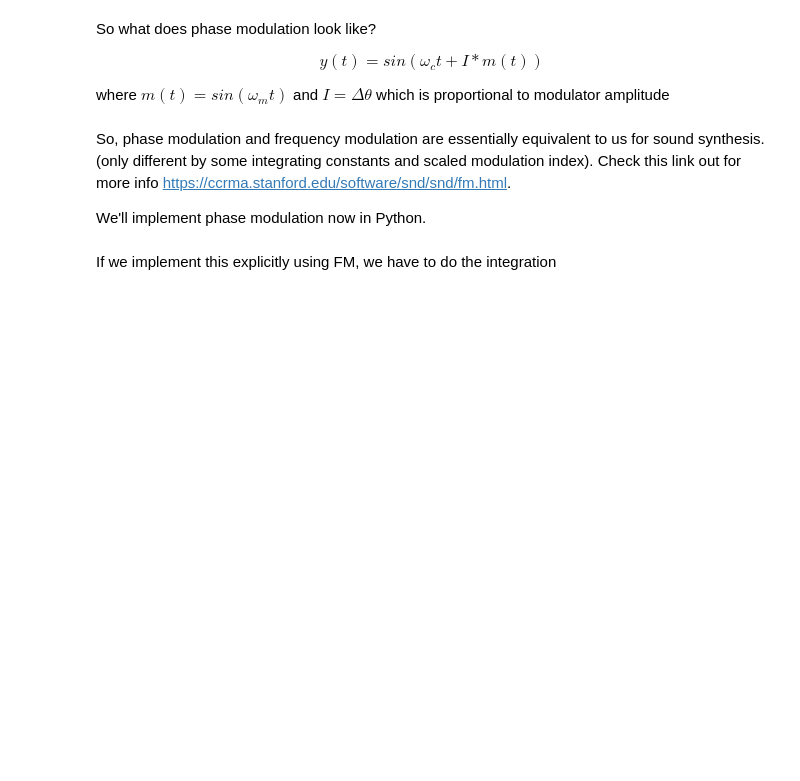
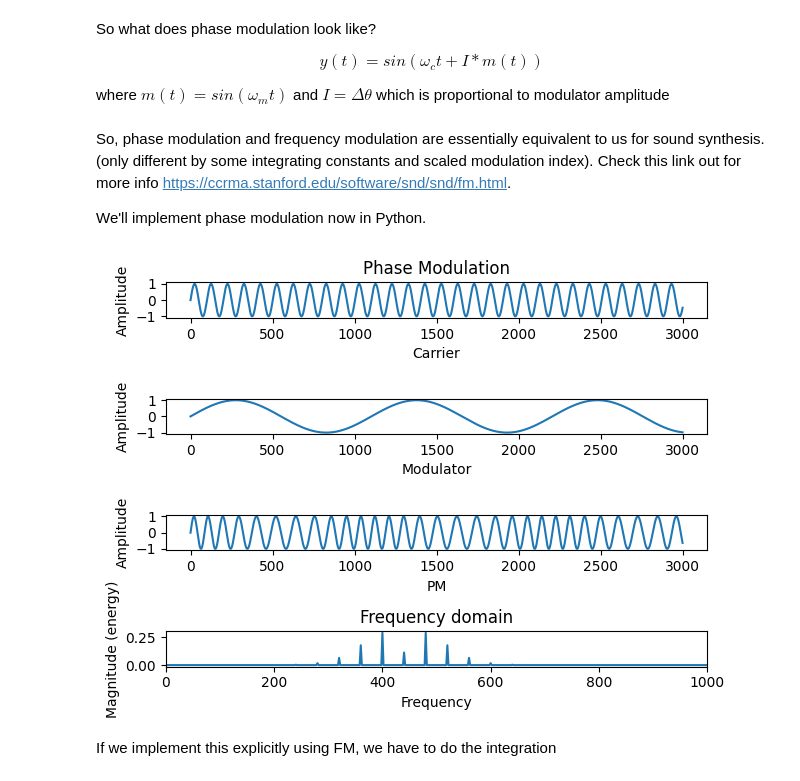
Before and after one commit to denayeisnotokay/AudioTechII, a Jupyter notebook: Lectures-Blank/Lesson07_SynthesisPython-Day2.ipynb, the cells around one changed output. Drawn from its saved outputs; the diff is of its cells as text; code cells hidden in the pictures; blank space fills up the shorter version.

```diff
--- a/Lectures-Blank/Lesson07_SynthesisPython-Day2.ipynb
+++ b/Lectures-Blank/Lesson07_SynthesisPython-Day2.ipynb
@@ -69,24 +69,37 @@ So, phase modulation and frequency modulation are essentially equivalent to us f
 
 We'll implement phase modulation now in Python.
 # %%
+mod_f = 40
+car_f = 440
+I = 2       # modulation index
 
+fs = 44100
+t = np.arange(0, 1, 1/fs)
+
+modulator = np.sin(2*np.pi*mod_f*t)
+carrier = np.sin(2*np.pi*car_f*t)
+
+out = np.sin(2*np.pi*car_f*t+I*modulator)
+ind = 3000
 
 plt.subplot(4, 1, 1)
 plt.title('Phase Modulation')
 plt.plot(carrier[:ind])
 plt.ylabel('Amplitude')
 plt.xlabel('Carrier')
 plt.subplot(4, 1, 2)
 plt.plot(modulator[:ind])
 plt.ylabel('Amplitude')
 plt.xlabel('Modulator')
 plt.subplot(4, 1, 3)
 plt.plot(out[:ind])
 plt.ylabel('Amplitude')
 plt.xlabel('PM')
 plt.subplot(4, 1, 4)
 plt.magnitude_spectrum(out, Fs=44100)
 plt.title("Frequency domain")
 plt.xlim([0,1000])
 plt.tight_layout()
 plt.show()
+# %% [output]
+[figure, added]
```
Also changed, not shown: parts of 3 cells of this notebook, 1 other file.
